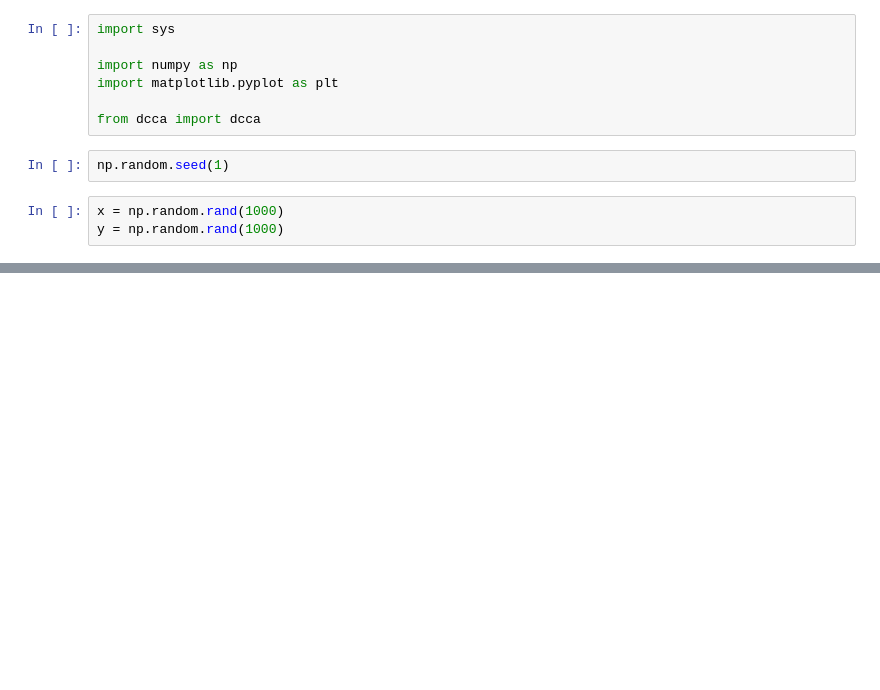
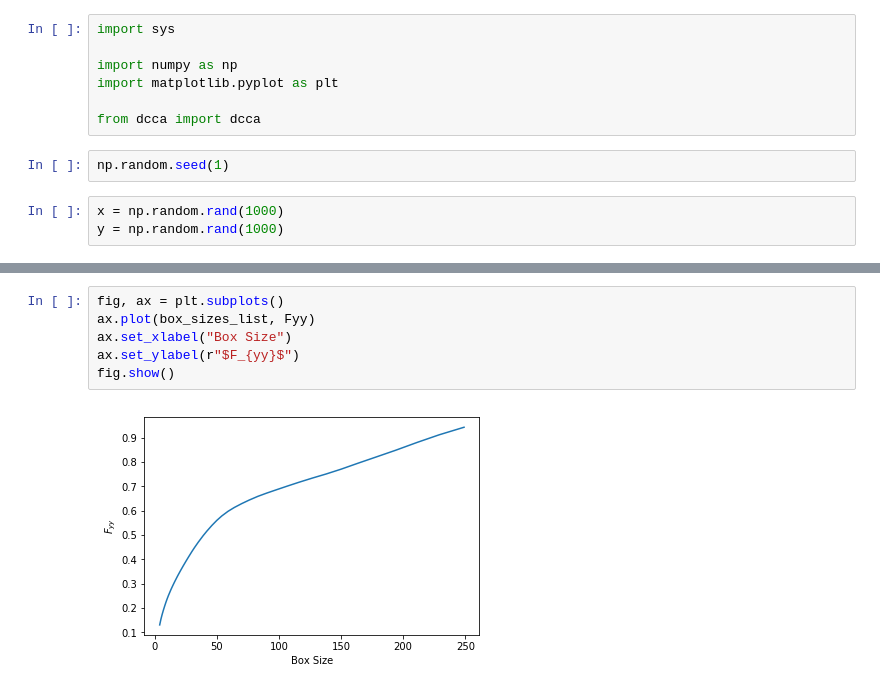
Before and after one commit to cgcarvalhaes/dcca, a Jupyter notebook: Example.ipynb, the cells around one changed output, grey strips where cells are left out. Saved outputs shown, nothing was run; the diff lists cells and outputs as text; blank space fills up the shorter version.

```diff
--- a/Example.ipynb
+++ b/Example.ipynb
@@ -33,0 +52,8 @@ plt.show()
+# %%
+fig, ax = plt.subplots()
+ax.plot(box_sizes_list, Fyy)
+ax.set_xlabel("Box Size")
+ax.set_ylabel(r"$F_{yy}$")
+fig.show()
+# %% [output]
+[figure, added]
```
Also changed, not shown: parts of 4 cells of this notebook, 5 other files.
